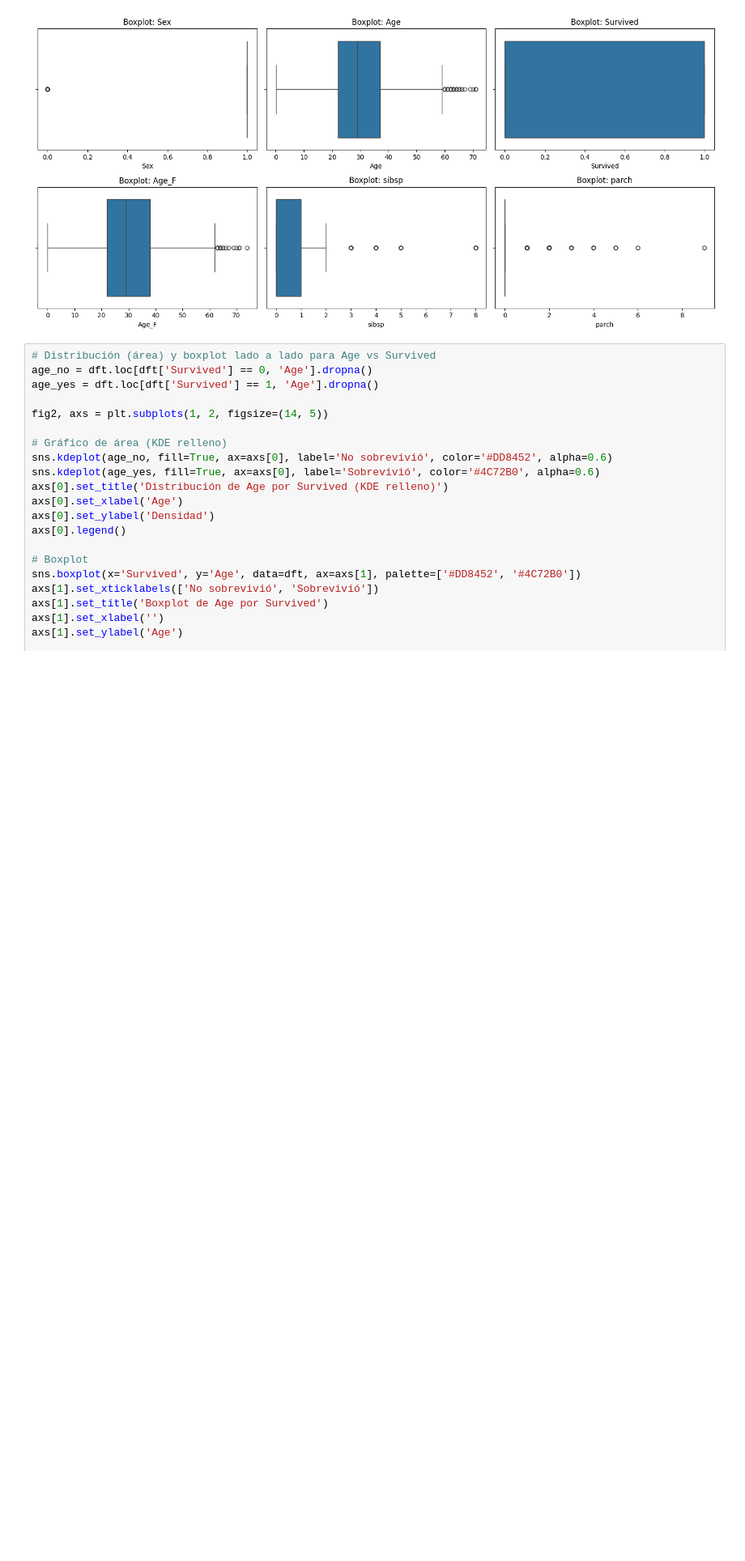
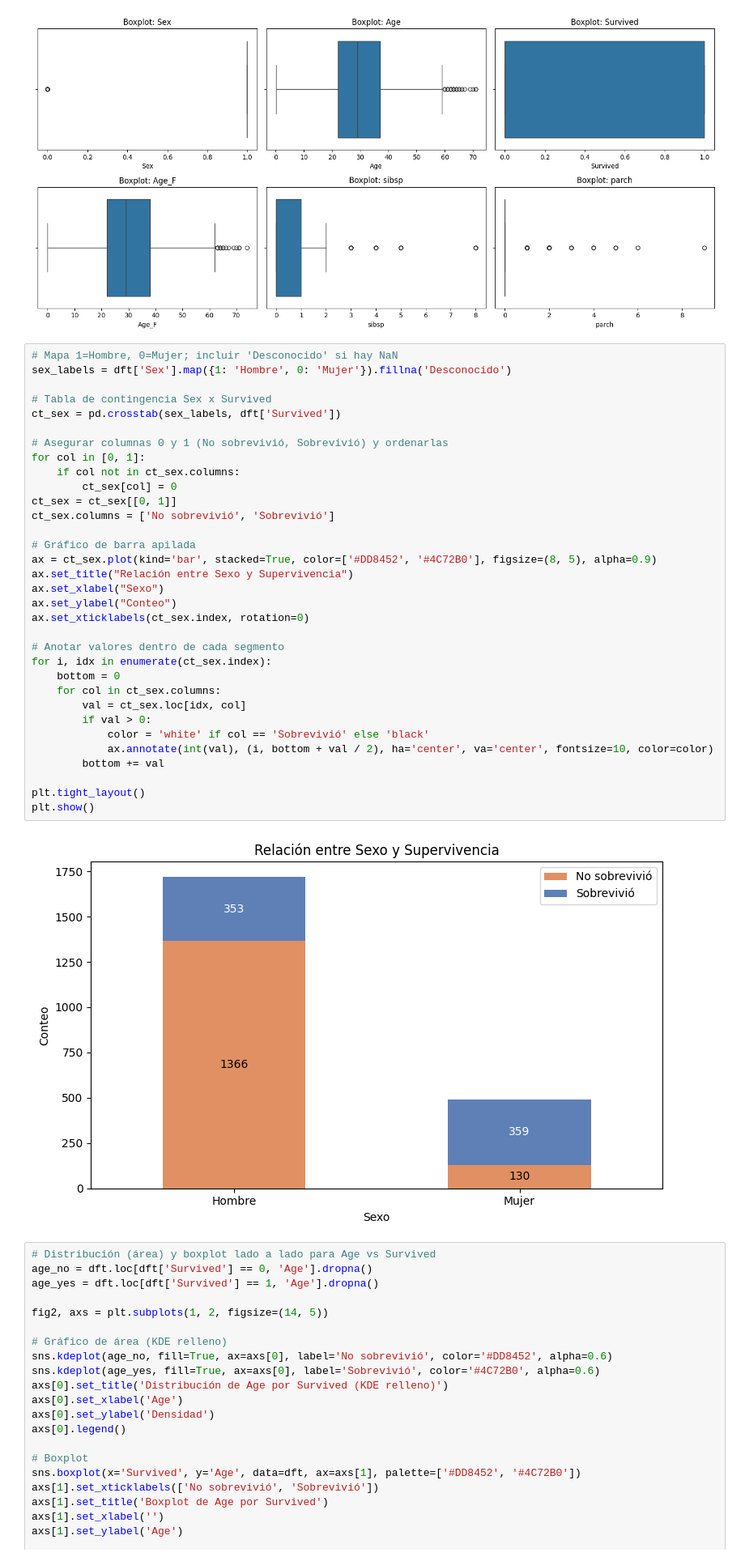
Before and after one commit to paranedagarcia/Cienciadedatos, a Jupyter notebook: 4.Analisis de datos/3.Titanic-EDA.ipynb, the cells around one changed output. Shown at 81% size. Drawn from its saved outputs; the diff is of its cells as text; blank space fills up the shorter version.

```diff
--- a/4.Analisis de datos/3.Titanic-EDA.ipynb
+++ b/4.Analisis de datos/3.Titanic-EDA.ipynb
@@ -346,6 +346,41 @@ plt.show()
 # %% [output]
 [figure]
 [figure]
+# %%
+# Mapa 1=Hombre, 0=Mujer; incluir 'Desconocido' si hay NaN
+sex_labels = dft['Sex'].map({1: 'Hombre', 0: 'Mujer'}).fillna('Desconocido')
+
+# Tabla de contingencia Sex x Survived
+ct_sex = pd.crosstab(sex_labels, dft['Survived'])
+
+# Asegurar columnas 0 y 1 (No sobrevivió, Sobrevivió) y ordenarlas
+for col in [0, 1]:
+    if col not in ct_sex.columns:
+        ct_sex[col] = 0
+ct_sex = ct_sex[[0, 1]]
+ct_sex.columns = ['No sobrevivió', 'Sobrevivió']
+
+# Gráfico de barra apilada
+ax = ct_sex.plot(kind='bar', stacked=True, color=['#DD8452', '#4C72B0'], figsize=(8, 5), alpha=0.9)
+ax.set_title("Relación entre Sexo y Supervivencia")
+ax.set_xlabel("Sexo")
+ax.set_ylabel("Conteo")
+ax.set_xticklabels(ct_sex.index, rotation=0)
+
+# Anotar valores dentro de cada segmento
+for i, idx in enumerate(ct_sex.index):
+    bottom = 0
+    for col in ct_sex.columns:
+        val = ct_sex.loc[idx, col]
+        if val > 0:
+            color = 'white' if col == 'Sobrevivió' else 'black'
+            ax.annotate(int(val), (i, bottom + val / 2), ha='center', va='center', fontsize=10, color=color)
+        bottom += val
+
+plt.tight_layout()
+plt.show()
+# %% [output]
+[figure, added]
 # %%
 # Distribución (área) y boxplot lado a lado para Age vs Survived
 age_no = dft.loc[dft['Survived'] == 0, 'Age'].dropna()
```
Also changed, not shown: parts of 2 cells of this notebook, 1 other file.
